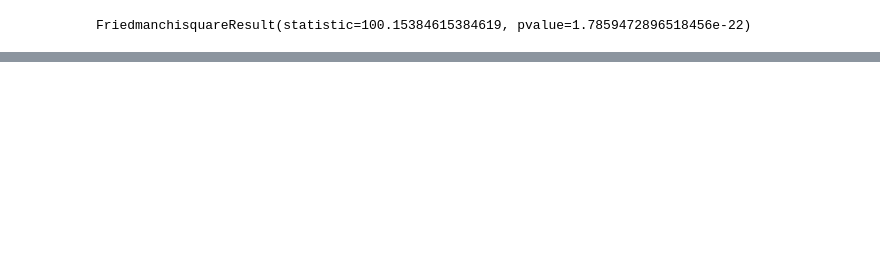
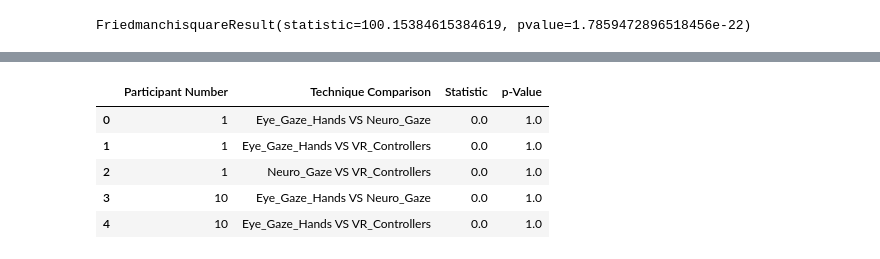
Before and after one commit to Wanyea/NeuroGaze, a Jupyter notebook: Data Analysis/New Evaluation/accuracy_task_eval.ipynb, the cells around one changed output, grey strips where cells are left out. Saved outputs shown, nothing was run; the diff lists cells and outputs as text; code cells hidden in the pictures; blank space fills up the shorter version.

```diff
--- a/Data Analysis/New Evaluation/accuracy_task_eval.ipynb
+++ b/Data Analysis/New Evaluation/accuracy_task_eval.ipynb
@@ -50,0 +54,58 @@ FriedmanchisquareResult(statistic=100.15384615384619, pvalue=1.7859472896518456e
+# %%
+from scipy.stats import wilcoxon
+
+# Load the recently created CSV correctly
+df = pd.read_csv('average_task_completion_time.csv')
+
+# No need to skip rows or redefine columns since the CSV already has the appropriate structure
+
+# Ensure 'Completion Time' is numeric
+df['Average Completion Time'] = pd.to_numeric(df['Average Completion Time'], errors='coerce')
+
+# Initialize a list to store each row of the final table
+comparison_results = []
+
+# Iterate through each unique Participant Number
+for participant in df['Participant Number'].unique():
+    # Get the rows for the same Participant Number
+    participant_rows = df[df['Participant Number'] == participant]
+
+    # Iterate through each unique pair of Techniques
+    techniques = participant_rows['Technique being Evaluated'].unique()
+    for i, technique1 in enumerate(techniques):
+        for j, technique2 in enumerate(techniques):
+            if technique1 == technique2 or i >= j:
+                # Skip comparing a Technique with itself or repeating comparisons
+                continue
+
+            # Get the 'Average Completion Time' for each Technique
+            scores1 = participant_rows[participant_rows['Technique being Evaluated'] == technique1]['Average Completion Time']
+            scores2 = participant_rows[participant_rows['Technique being Evaluated'] == technique2]['Average Completion Time']
+
+            # Perform the Wilcoxon test, ensure there are enough data points
+            if len(scores1) > 0 and len(scores2) > 0:
+                w, p = wilcoxon(scores1, scores2, zero_method='wilcox', correction=True)
+
+                # Prepare a dictionary for the row
+                row = {
+                    'Participant Number': participant,
+                    'Technique Comparison': f"{technique1} VS {technique2}",
+                    'Statistic': w,
+                    'p-Value': p
+                }
+
+                # Append the row to the comparison_results list
+                comparison_results.append(row)
+
+# Create a DataFrame from the comparison_results list
+comparison_results_df = pd.DataFrame(comparison_results)
+
+# Display the first few rows of the results to check
+comparison_results_df.head()
+# %% [output]
+|  | Participant Number | Technique Comparison | Statistic | p-Value |
+| 0 | 1 | Eye_Gaze_Hands VS Neuro_Gaze | 0.0 | 1.0 |
+| 1 | 1 | Eye_Gaze_Hands VS VR_Controllers | 0.0 | 1.0 |
+| 2 | 1 | Neuro_Gaze VS VR_Controllers | 0.0 | 1.0 |
+| 3 | 10 | Eye_Gaze_Hands VS Neuro_Gaze | 0.0 | 1.0 |
+| 4 | 10 | Eye_Gaze_Hands VS VR_Controllers | 0.0 | 1.0 |
```
Also changed, not shown: parts of 3 cells of this notebook, 14 other files.
